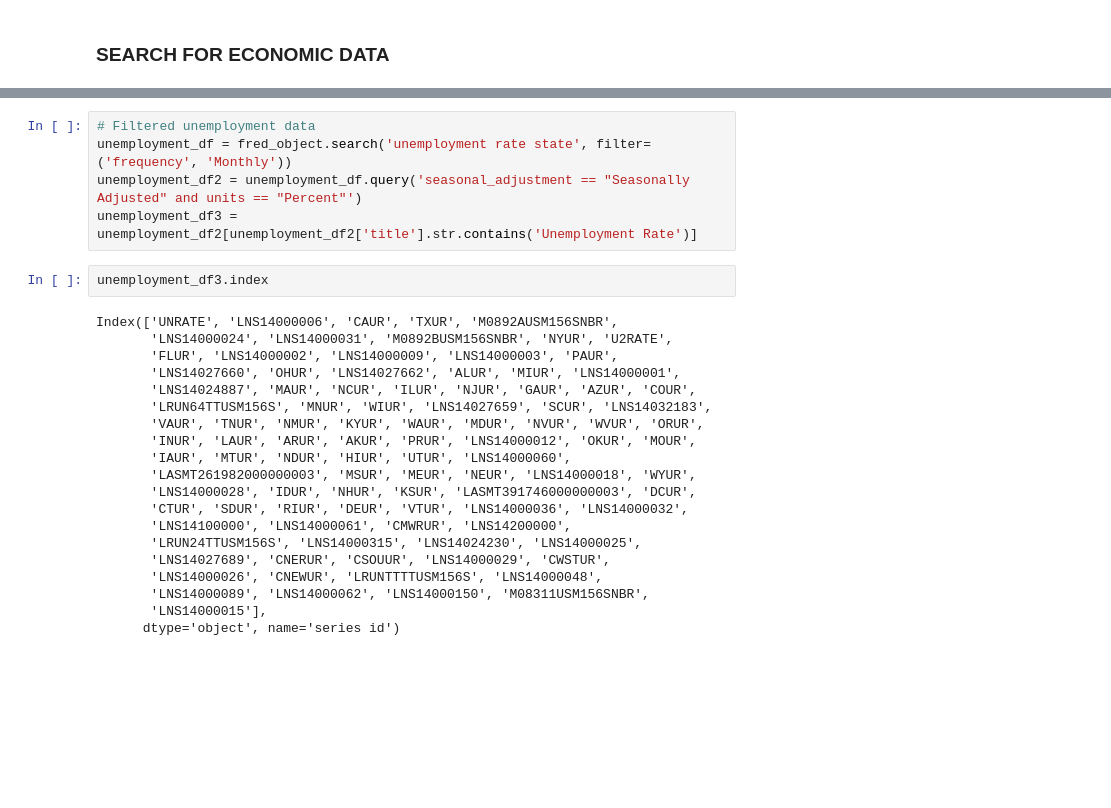
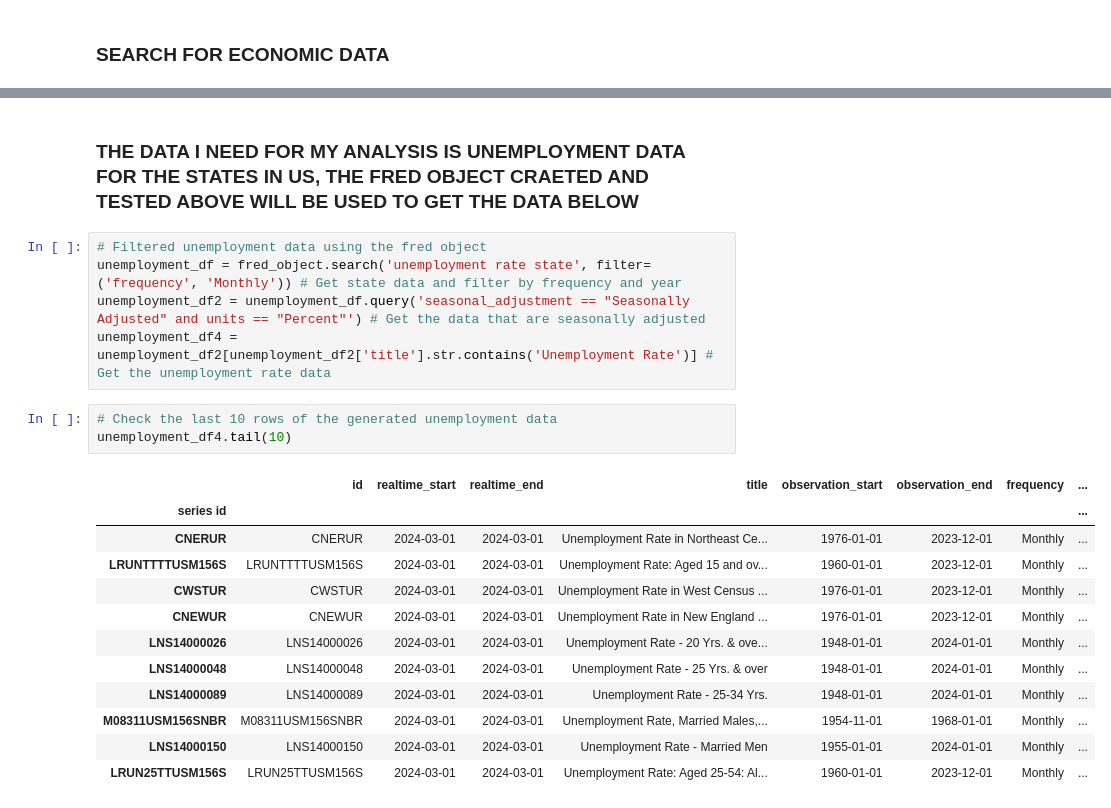
Before and after one commit to Sunday-Oladokun/FRED-Economic-Data--Webscraping-and-Analysis, a Jupyter notebook: Web Scraping Using Api Key Project.ipynb, the cells around one changed output, grey strips where cells are left out. Drawn from its saved outputs; the diff is of its cells as text; blank space fills up the shorter version.

Commit message:
01-03-2024
Data Extraction and Cleaning

```diff
--- a/Web Scraping Using Api Key Project.ipynb
+++ b/Web Scraping Using Api Key Project.ipynb
@@ -82,30 +95,26 @@ unrate.plot(figsize=(10,5), title='Unemployment Through The Years', lw=1)
 # %% [output]
 <Axes: title={'center': 'Unemployment Through The Years'}>
 [figure]
+# %% [markdown]
+### THE DATA I NEED FOR MY ANALYSIS IS UNEMPLOYMENT DATA FOR THE STATES IN US, THE FRED OBJECT CRAETED AND TESTED ABOVE WILL BE USED TO GET THE DATA BELOW
 # %%
-# Filtered unemployment data
-unemployment_df = fred_object.search('unemployment rate state', filter=('frequency', 'Monthly'))
-unemployment_df2 = unemployment_df.query('seasonal_adjustment == "Seasonally Adjusted" and units == "Percent"')
-unemployment_df3 = unemployment_df2[unemployment_df2['title'].str.contains('Unemployment Rate')]
+# Filtered unemployment data using the fred object
+unemployment_df = fred_object.search('unemployment rate state', filter=('frequency', 'Monthly')) # Get state data and filter by frequency and year
+unemployment_df2 = unemployment_df.query('seasonal_adjustment == "Seasonally Adjusted" and units == "Percent"') # Get the data that are seasonally adjusted
+unemployment_df4 = unemployment_df2[unemployment_df2['title'].str.contains('Unemployment Rate')] # Get the unemployment rate data
-# %%
-unemployment_df3.index
-# %% [output]
-Index(['UNRATE', 'LNS14000006', 'CAUR', 'TXUR', 'M0892AUSM156SNBR',
-       'LNS14000024', 'LNS14000031', 'M0892BUSM156SNBR', 'NYUR', 'U2RATE',
-       'FLUR', 'LNS14000002', 'LNS14000009', 'LNS14000003', 'PAUR',
-       'LNS14027660', 'OHUR', 'LNS14027662', 'ALUR', 'MIUR', 'LNS14000001',
-       'LNS14024887', 'MAUR', 'NCUR', 'ILUR', 'NJUR', 'GAUR', 'AZUR', 'COUR',
-       'LRUN64TTUSM156S', 'MNUR', 'WIUR', 'LNS14027659', 'SCUR', 'LNS14032183',
-       'VAUR', 'TNUR', 'NMUR', 'KYUR', 'WAUR', 'MDUR', 'NVUR', 'WVUR', 'ORUR',
-       'INUR', 'LAUR', 'ARUR', 'AKUR', 'PRUR', 'LNS14000012', 'OKUR', 'MOUR',
-       'IAUR', 'MTUR', 'NDUR', 'HIUR', 'UTUR', 'LNS14000060',
-       'LASMT261982000000003', 'MSUR', 'MEUR', 'NEUR', 'LNS14000018', 'WYUR',
-       'LNS14000028', 'IDUR', 'NHUR', 'KSUR', 'LASMT391746000000003', 'DCUR',
-       'CTUR', 'SDUR', 'RIUR', 'DEUR', 'VTUR', 'LNS14000036', 'LNS14000032',
-       'LNS14100000', 'LNS14000061', 'CMWRUR', 'LNS14200000',
-       'LRUN24TTUSM156S', 'LNS14000315', 'LNS14024230', 'LNS14000025',
-       'LNS14027689', 'CNERUR', 'CSOUUR', 'LNS14000029', 'CWSTUR',
-       'LNS14000026', 'CNEWUR', 'LRUNTTTTUSM156S', 'LNS14000048',
-       'LNS14000089', 'LNS14000062', 'LNS14000150', 'M08311USM156SNBR',
-       'LNS14000015'],
-      dtype='object', name='series id')
+# %%
+# Check the last 10 rows of the generated unemployment data
+unemployment_df4.tail(10)
+# %% [output]
+|  | id | realtime_start | realtime_end | title | observation_start | observation_end | frequency | ... |
+| series id |  |  |  |  |  |  |  | ... |
+| CNERUR | CNERUR | 2024-03-01 | 2024-03-01 | Unemployment Rate in Northeast Ce... | 1976-01-01 | 2023-12-01 | Monthly | ... |
+| LRUNTTTTUSM156S | LRUNTTTTUSM156S | 2024-03-01 | 2024-03-01 | Unemployment Rate: Aged 15 and ov... | 1960-01-01 | 2023-12-01 | Monthly | ... |
+| CWSTUR | CWSTUR | 2024-03-01 | 2024-03-01 | Unemployment Rate in West Census ... | 1976-01-01 | 2023-12-01 | Monthly | ... |
+| CNEWUR | CNEWUR | 2024-03-01 | 2024-03-01 | Unemployment Rate in New England ... | 1976-01-01 | 2023-12-01 | Monthly | ... |
+| LNS14000026 | LNS14000026 | 2024-03-01 | 2024-03-01 | Unemployment Rate - 20 Yrs. & ove... | 1948-01-01 | 2024-01-01 | Monthly | ... |
+| LNS14000048 | LNS14000048 | 2024-03-01 | 2024-03-01 | Unemployment Rate - 25 Yrs. & over | 1948-01-01 | 2024-01-01 | Monthly | ... |
+| LNS14000089 | LNS14000089 | 2024-03-01 | 2024-03-01 | Unemployment Rate - 25-34 Yrs. | 1948-01-01 | 2024-01-01 | Monthly | ... |
+| M08311USM156SNBR | M08311USM156SNBR | 2024-03-01 | 2024-03-01 | Unemployment Rate, Married Males,... | 1954-11-01 | 1968-01-01 | Monthly | ... |
+| LNS14000150 | LNS14000150 | 2024-03-01 | 2024-03-01 | Unemployment Rate - Married Men | 1955-01-01 | 2024-01-01 | Monthly | ... |
+| LRUN25TTUSM156S | LRUN25TTUSM156S | 2024-03-01 | 2024-03-01 | Unemployment Rate: Aged 25-54: Al... | 1960-01-01 | 2023-12-01 | Monthly | ... |
```
Also changed, not shown: parts of 29 cells of this notebook.
